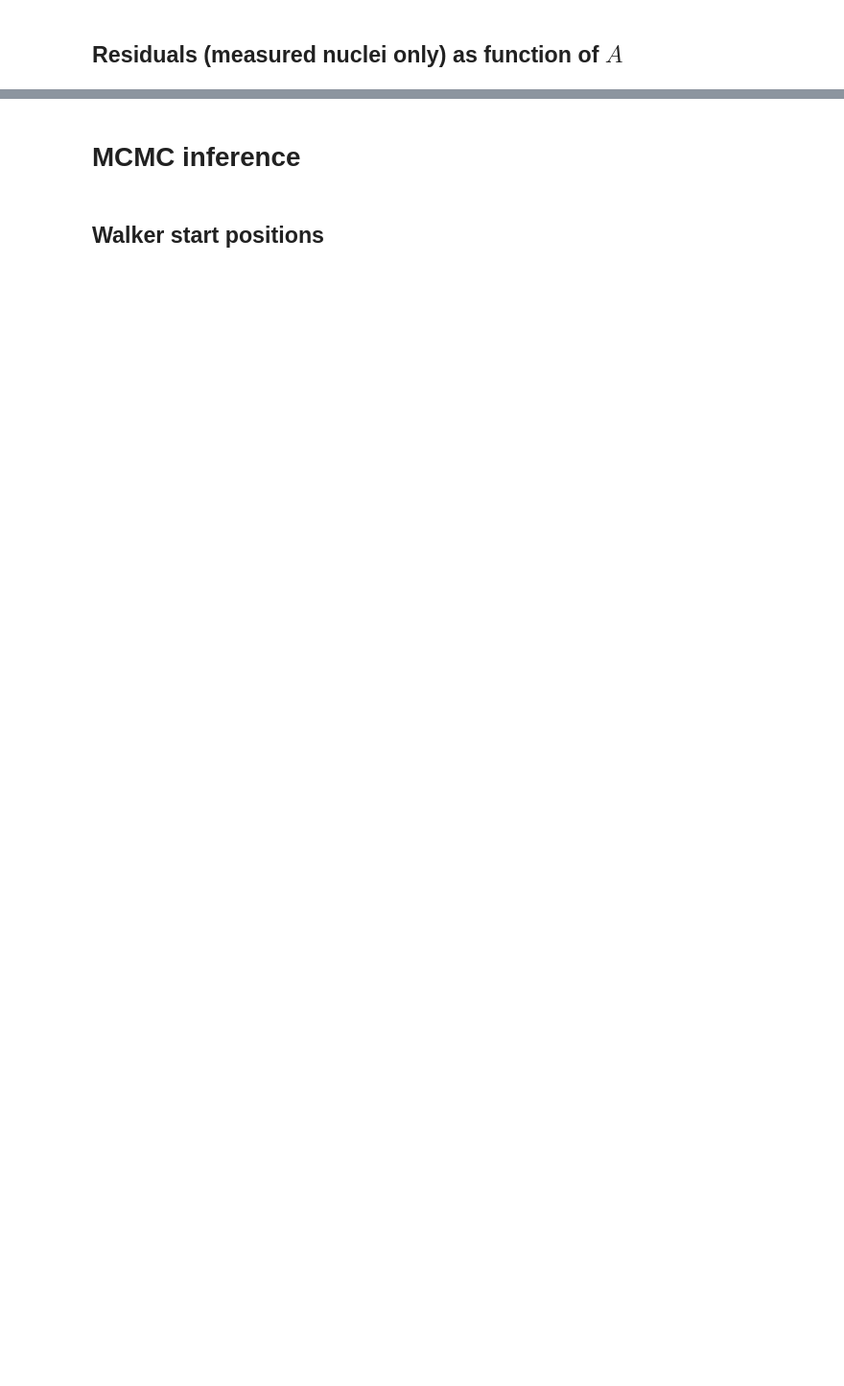
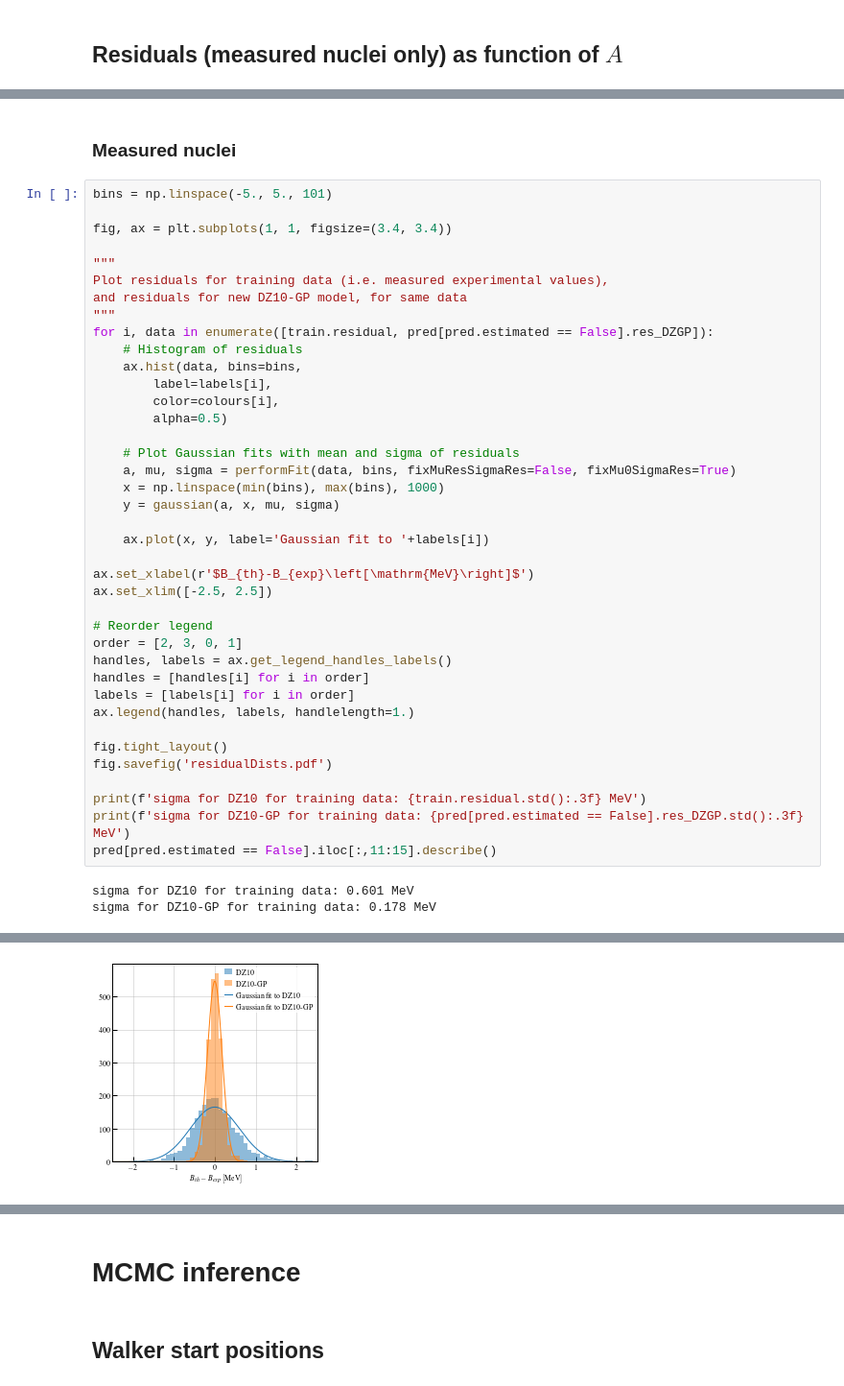
Before and after one commit to mgeshelley/massModelResiduals, a Jupyter notebook: ame16_GPmodel.ipynb, the cells around one changed output, grey strips where cells are left out. Shown: that part at 96% size. Drawn from its saved outputs; the diff is of its cells as text; blank space fills up the shorter version.

```diff
--- a/ame16_GPmodel.ipynb
+++ b/ame16_GPmodel.ipynb
@@ -355,0 +412,44 @@ sigma for DZ-GP for training data: 0.178 MeV
+# %% [markdown]
+### Measured nuclei
+# %%
+bins = np.linspace(-5., 5., 101)
+
+fig, ax = plt.subplots(1, 1, figsize=(3.4, 3.4))
+
+"""
+Plot residuals for training data (i.e. measured experimental values),
+and residuals for new DZ10-GP model, for same data
+"""
+for i, data in enumerate([train.residual, pred[pred.estimated == False].res_DZGP]):
+    # Histogram of residuals
+    ax.hist(data, bins=bins,
+        label=labels[i],
+        color=colours[i],
+        alpha=0.5)
+
+    # Plot Gaussian fits with mean and sigma of residuals
+    a, mu, sigma = performFit(data, bins, fixMuResSigmaRes=False, fixMu0SigmaRes=True)
+    x = np.linspace(min(bins), max(bins), 1000)
+    y = gaussian(a, x, mu, sigma)
+
+    ax.plot(x, y, label='Gaussian fit to '+labels[i])
+
+ax.set_xlabel(r'$B_{th}-B_{exp}\left[\mathrm{MeV}\right]$')
+ax.set_xlim([-2.5, 2.5])
+
+# Reorder legend
+order = [2, 3, 0, 1]
+handles, labels = ax.get_legend_handles_labels()
+handles = [handles[i] for i in order]
+labels = [labels[i] for i in order]
+ax.legend(handles, labels, handlelength=1.)
+
+fig.tight_layout()
+fig.savefig('residualDists.pdf')
+
+print(f'sigma for DZ10 for training data: {train.residual.std():.3f} MeV')
+print(f'sigma for DZ10-GP for training data: {pred[pred.estimated == False].res_DZGP.std():.3f} MeV')
+pred[pred.estimated == False].iloc[:,11:15].describe()
+# %% [output]
+sigma for DZ10 for training data: 0.601 MeV
+sigma for DZ10-GP for training data: 0.178 MeV
@@ -355,0 +465 @@ sigma for DZ-GP for training data: 0.178 MeV
+[figure, added]
```
Also changed, not shown: parts of 26 cells of this notebook, 28 other files.
